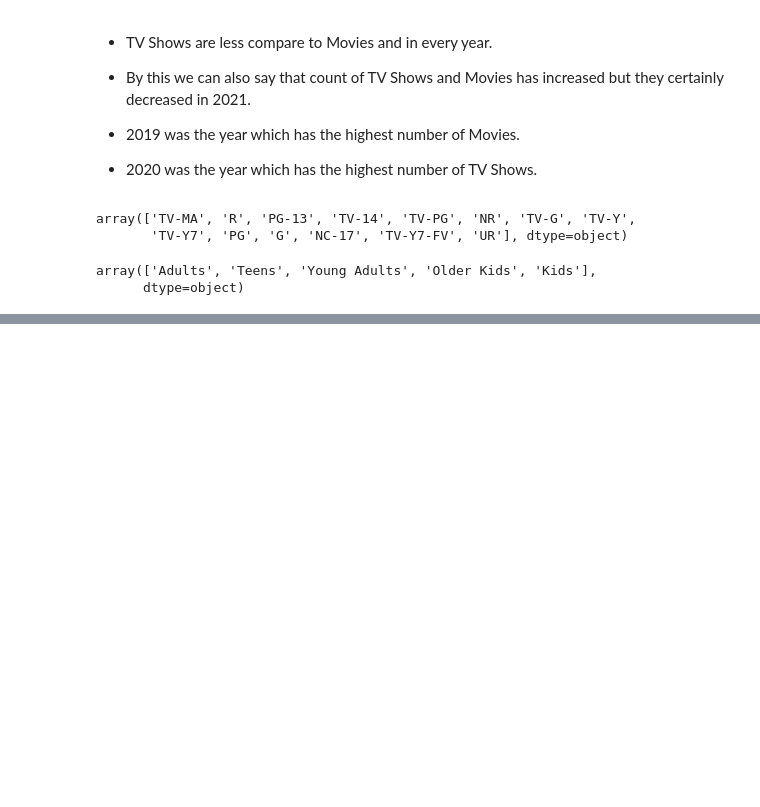
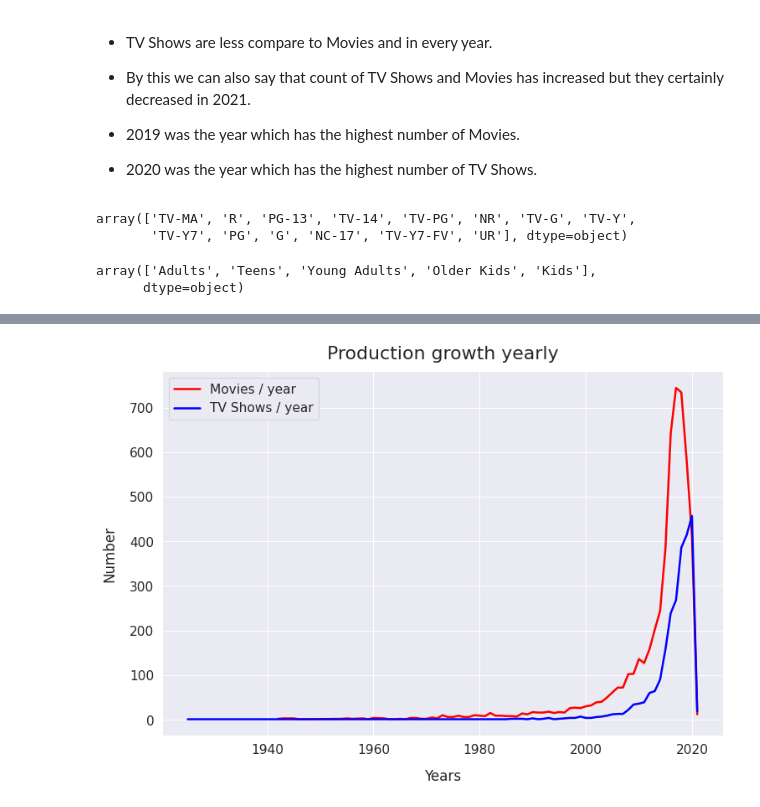
Before and after one commit to AadarshPandey29/Netflix-Movies-and-TV-Shows-Clustering-Analysis, a Jupyter notebook: Netflix_Movies_and_TV_Shows_Clustering_(Capstone_4).ipynb, the cells around one changed output, grey strips where cells are left out. Drawn from its saved outputs; the diff is of its cells as text; code cells hidden in the pictures; blank space fills up the shorter version.

```diff
--- a/Netflix_Movies_and_TV_Shows_Clustering_(Capstone_4).ipynb
+++ b/Netflix_Movies_and_TV_Shows_Clustering_(Capstone_4).ipynb
@@ -418,0 +477,3 @@ plt.show()
+# %%
+# Sorting the release date of movies
+movies_year =movies['release_year'].value_counts().sort_index(ascending=False)
@@ -418,0 +498,14 @@ plt.show()
+# %%
+# Sorting the release date of TV Shows
+tvshows_year =tv_shows['release_year'].value_counts().sort_index(ascending=False)
+# %%
+# visualizing the movies and tv_shows based on the release year
+sns.set(font_scale=1.4)
+movies_year.plot(figsize=(12, 8), linewidth=2.5, color='red',label="Movies / year",ms=3)
+tvshows_year.plot(figsize=(12, 8), linewidth=2.5, color='blue',label="TV Shows / year")
+plt.xlabel("Years", labelpad=15)
+plt.ylabel("Number", labelpad=15)
+plt.legend()
+plt.title("Production growth yearly", y=1.02, fontsize=22);
+# %% [output]
+[figure, added]
```
Also changed, not shown: parts of 42 cells of this notebook.
